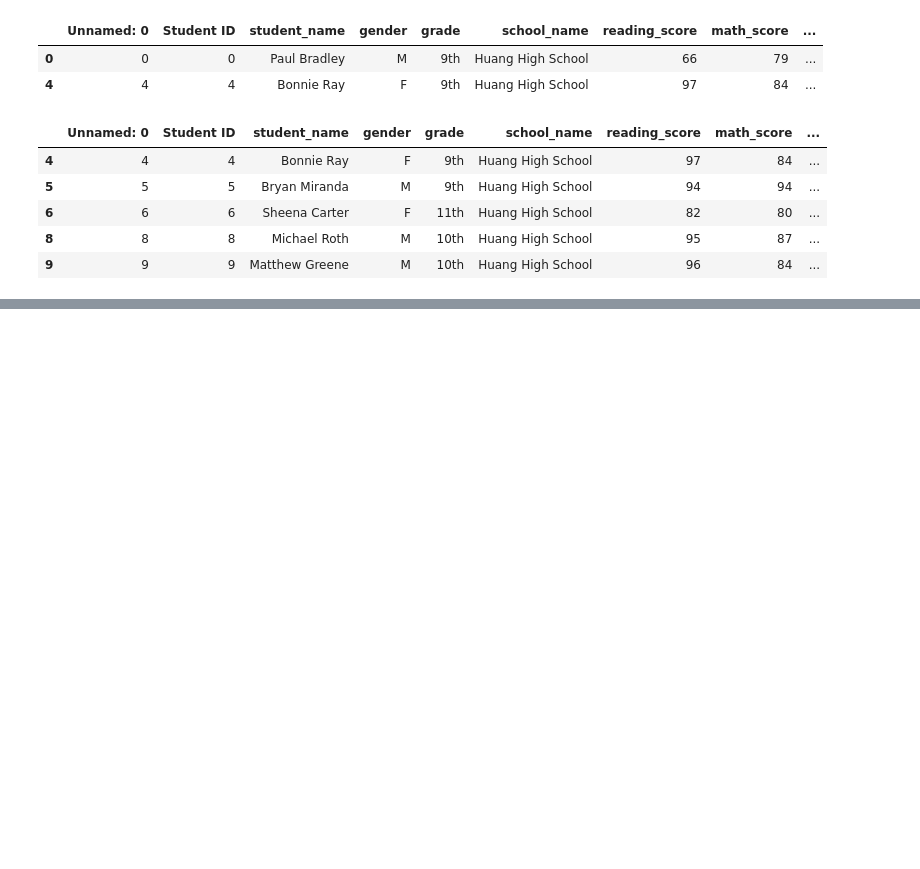
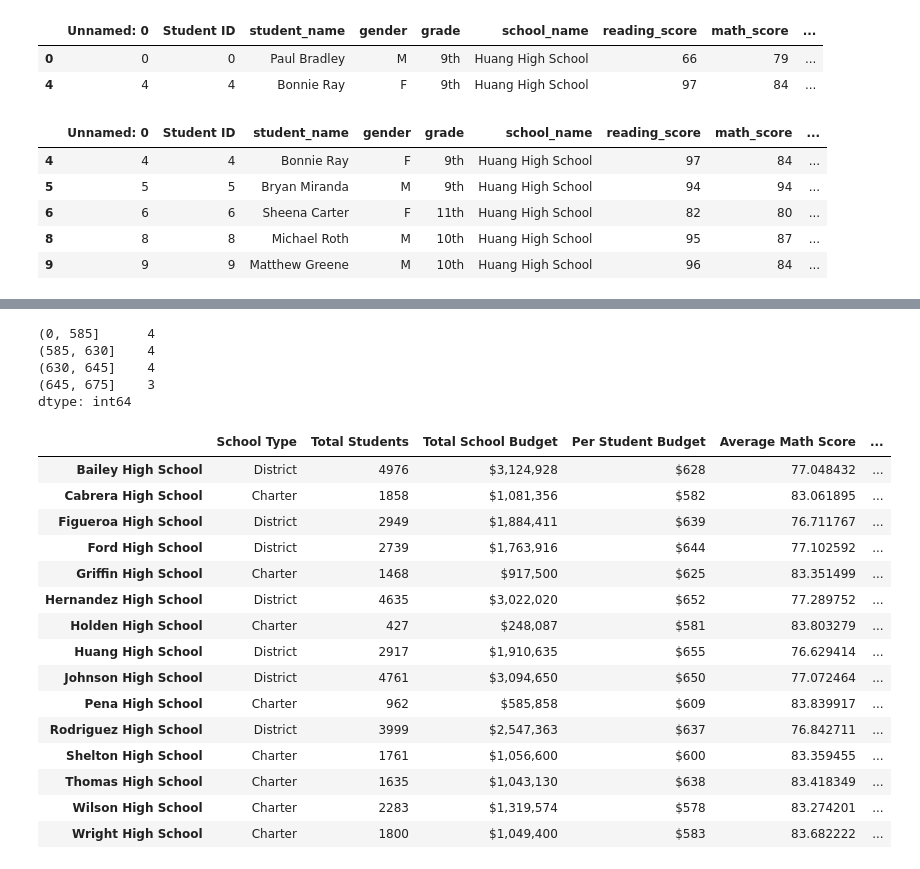
Before and after one commit to carlosdiaz77/School_District_Analysis, a Jupyter notebook: PyCitySchools.ipynb, the cells around one changed output, grey strips where cells are left out. Cells and saved outputs as stored; diff of their text form; code cells hidden in the pictures; blank space fills up the shorter version.

```diff
--- a/PyCitySchools.ipynb
+++ b/PyCitySchools.ipynb
@@ -562,0 +599,36 @@ reading_scores_by_grade.head()
+# %%
+# Cut the per_school_capita into the spending ranges.
+spending_bins = [0, 585, 630, 645, 675]
+per_school_capita.groupby(pd.cut(per_school_capita, spending_bins)).count()
+# %% [output]
+(0, 585]      4
+(585, 630]    4
+(630, 645]    4
+(645, 675]    3
+dtype: int64
+# %%
+# Establish the spending bins and group names.
+spending_bins = [0, 585, 630, 645, 675]
+group_names = ["<$584", "$585-629", "$630-644", "$645-675"]
+# %%
+# Categorize spending based on the bins.
+per_school_summary_df["Spending Ranges (Per Student)"] = pd.cut(per_school_capita, spending_bins, labels=group_names)
+
+per_school_summary_df
+# %% [output]
+|  | School Type | Total Students | Total School Budget | Per Student Budget | Average Math Score | ... |
+| Bailey High School | District | 4976 | $3,124,928 | $628 | 77.048432 | ... |
+| Cabrera High School | Charter | 1858 | $1,081,356 | $582 | 83.061895 | ... |
+| Figueroa High School | District | 2949 | $1,884,411 | $639 | 76.711767 | ... |
+| Ford High School | District | 2739 | $1,763,916 | $644 | 77.102592 | ... |
+| Griffin High School | Charter | 1468 | $917,500 | $625 | 83.351499 | ... |
+| Hernandez High School | District | 4635 | $3,022,020 | $652 | 77.289752 | ... |
+| Holden High School | Charter | 427 | $248,087 | $581 | 83.803279 | ... |
+| Huang High School | District | 2917 | $1,910,635 | $655 | 76.629414 | ... |
+| Johnson High School | District | 4761 | $3,094,650 | $650 | 77.072464 | ... |
+| Pena High School | Charter | 962 | $585,858 | $609 | 83.839917 | ... |
+| Rodriguez High School | District | 3999 | $2,547,363 | $637 | 76.842711 | ... |
+| Shelton High School | Charter | 1761 | $1,056,600 | $600 | 83.359455 | ... |
+| Thomas High School | Charter | 1635 | $1,043,130 | $638 | 83.418349 | ... |
+| Wilson High School | Charter | 2283 | $1,319,574 | $578 | 83.274201 | ... |
+| Wright High School | Charter | 1800 | $1,049,400 | $583 | 83.682222 | ... |
```
Also changed, not shown: parts of 34 cells of this notebook, 4 other files.
